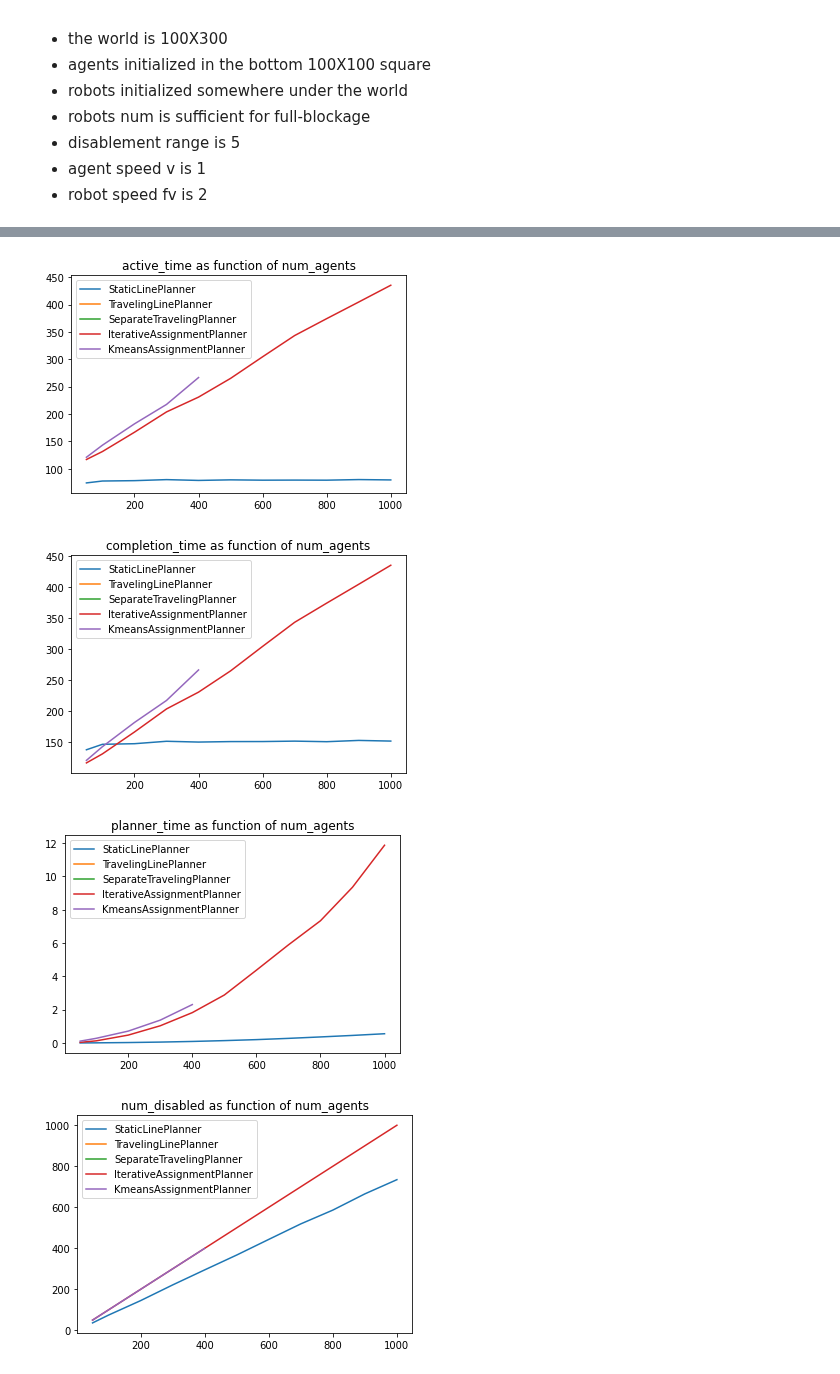
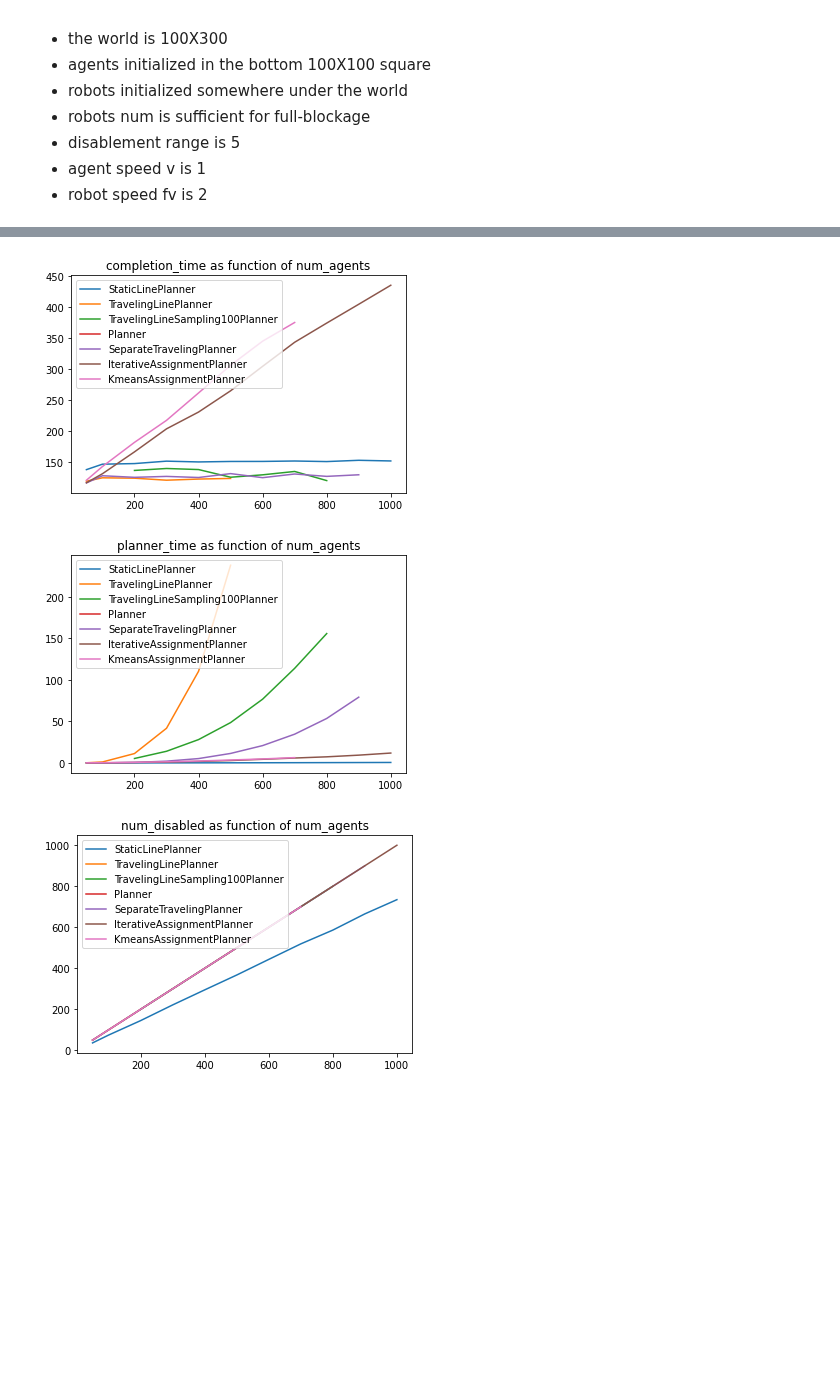
Before and after one commit to Elilgo324/dsd, a Jupyter notebook: experiments/full_blockage/agents.ipynb, the cells around one changed output, grey strips where cells are left out. Cells and saved outputs as stored; diff of their text form; code cells hidden in the pictures; blank space fills up the shorter version.

```diff
--- a/experiments/full_blockage/agents.ipynb
+++ b/experiments/full_blockage/agents.ipynb
@@ -17,7 +17,8 @@ results.head()
 | 3 | IterativeAssignmentPlanner | 300 | 10.0 | 2.0 | 5.0 | 203.790126 | 203.790126 | 1.031426 | ... |
 | 4 | IterativeAssignmentPlanner | 400 | 10.0 | 2.0 | 5.0 | 230.887050 | 230.887050 | 1.820630 | ... |
 # %%
-planners_names = ['StaticLinePlanner', 'TravelingLinePlanner','SeparateTravelingPlanner','IterativeAssignmentPlanner',
+planners_names = ['StaticLinePlanner', 'TravelingLinePlanner', 'TravelingLineSampling100Planner', 'Planner',
+                  'SeparateTravelingPlanner','IterativeAssignmentPlanner',
                   'KmeansAssignmentPlanner']
 
 for name in planners_names:
@@ -41,7 +44,7 @@ KmeansAssignmentPlanner: 5
 * agent speed v is 1
 * robot speed fv is 2
 # %%
-Y = ['damage', 'active_time', 'completion_time', 'planner_time', 'num_disabled']
+Y = ['damage', 'completion_time', 'planner_time', 'num_disabled']
 X = ['num_agents' for y in Y]
 
 for i in range(len(Y)):
@@ -64,4 +67,3 @@ for i in range(len(Y)):
-[figure, old version]
+[figure, new version]
-[figure, old version]
+[figure, new version]
-[figure, old version]
+[figure, new version]
-[figure, removed]
```
Also changed, not shown: parts of 2 cells of this notebook, 11 other files.
